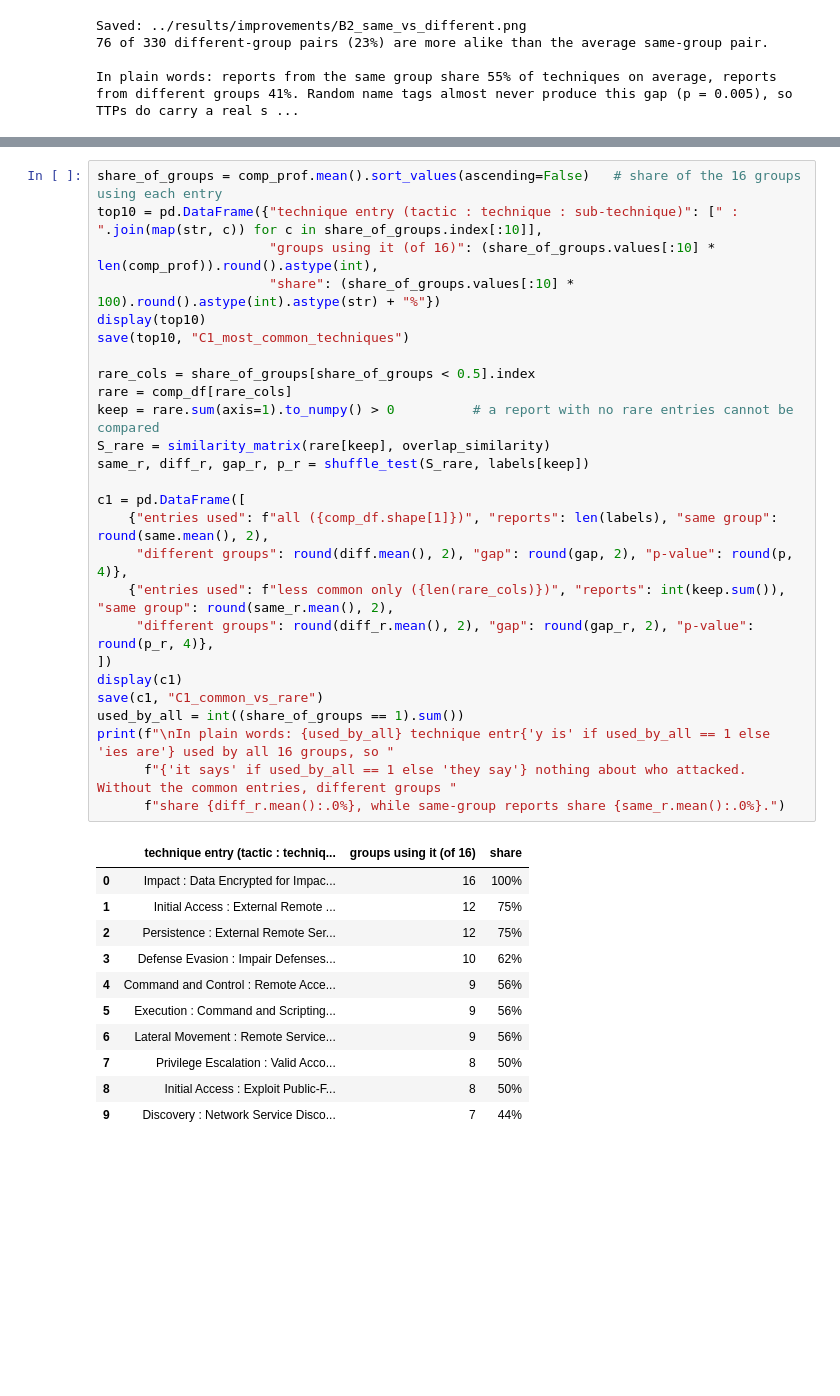
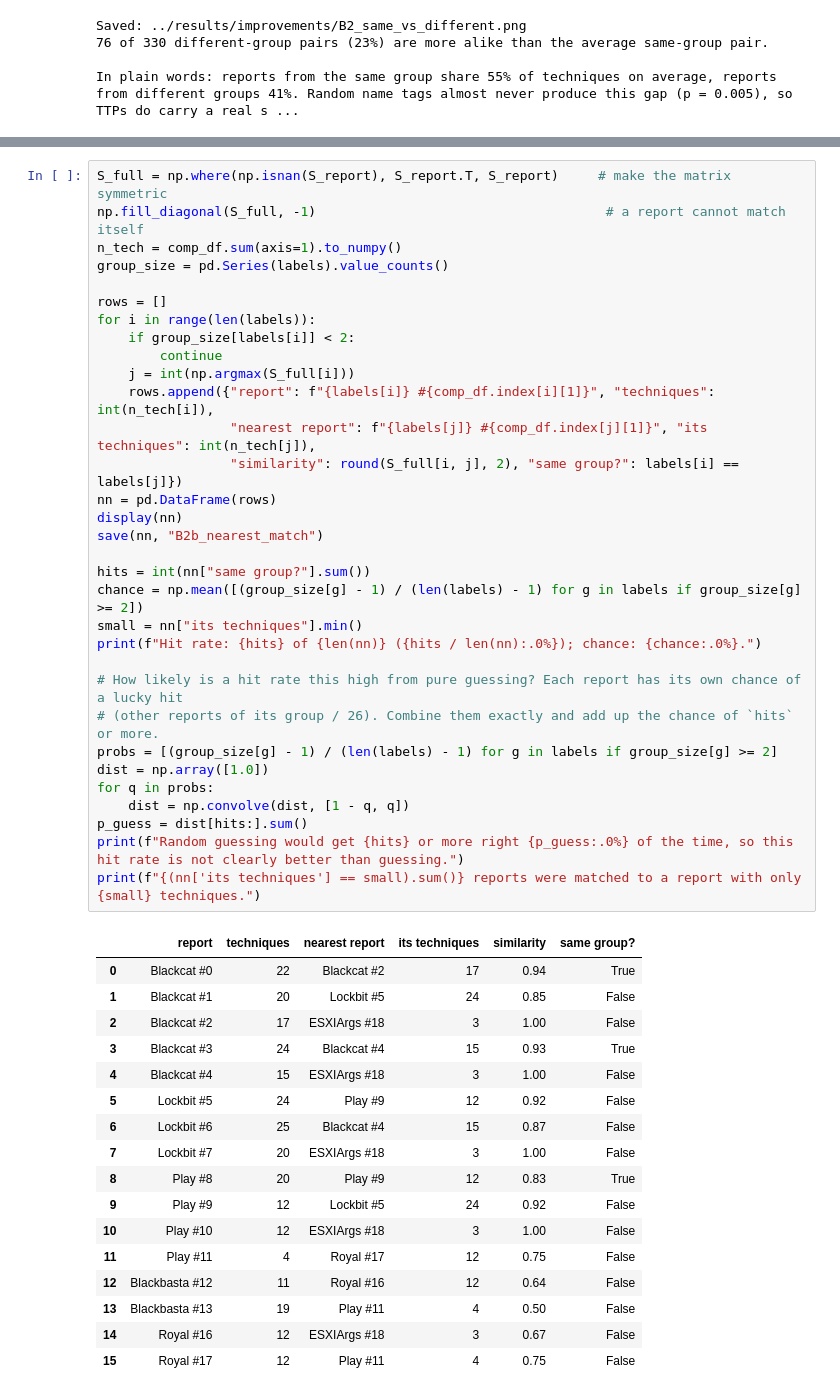
Before and after one commit to grafyehks/COMP5001-ttp-attribution-reproduction, a Jupyter notebook: improvements.ipynb, the cells around one changed output, grey strips where cells are left out. Drawn from its saved outputs; the diff is of its cells as text; blank space fills up the shorter version.

Commit message:
full-table, nearest-match and cut-off checks

```diff
--- a/improvements.ipynb
+++ b/improvements.ipynb
@@ -573,38 +592,50 @@ In plain words: reports from the same group share 55% of techniques on average,
 # %%
-share_of_groups = comp_prof.mean().sort_values(ascending=False)   # share of the 16 groups using each entry
-top10 = pd.DataFrame({"technique entry (tactic : technique : sub-technique)": [" : ".join(map(str, c)) for c in share_of_groups.index[:10]],
-                      "groups using it (of 16)": (share_of_groups.values[:10] * len(comp_prof)).round().astype(int),
-                      "share": (share_of_groups.values[:10] * 100).round().astype(int).astype(str) + "%"})
-display(top10)
-save(top10, "C1_most_common_techniques")
+S_full = np.where(np.isnan(S_report), S_report.T, S_report)     # make the matrix symmetric
+np.fill_diagonal(S_full, -1)                                     # a report cannot match itself
+n_tech = comp_df.sum(axis=1).to_numpy()
+group_size = pd.Series(labels).value_counts()
 
-rare_cols = share_of_groups[share_of_groups < 0.5].index
-rare = comp_df[rare_cols]
-keep = rare.sum(axis=1).to_numpy() > 0          # a report with no rare entries cannot be compared
-S_rare = similarity_matrix(rare[keep], overlap_similarity)
-same_r, diff_r, gap_r, p_r = shuffle_test(S_rare, labels[keep])
+rows = []
+for i in range(len(labels)):
+    if group_size[labels[i]] < 2:
+        continue
+    j = int(np.argmax(S_full[i]))
+    rows.append({"report": f"{labels[i]} #{comp_df.index[i][1]}", "techniques": int(n_tech[i]),
+                 "nearest report": f"{labels[j]} #{comp_df.index[j][1]}", "its techniques": int(n_tech[j]),
+                 "similarity": round(S_full[i, j], 2), "same group?": labels[i] == labels[j]})
+nn = pd.DataFrame(rows)
+display(nn)
+save(nn, "B2b_nearest_match")
 
-c1 = pd.DataFrame([
-    {"entries used": f"all ({comp_df.shape[1]})", "reports": len(labels), "same group": round(same.mean(), 2),
-     "different groups": round(diff.mean(), 2), "gap": round(gap, 2), "p-value": round(p, 4)},
-    {"entries used": f"less common only ({len(rare_cols)})", "reports": int(keep.sum()), "same group": round(same_r.mean(), 2),
-     "different groups": round(diff_r.mean(), 2), "gap": round(gap_r, 2), "p-value": round(p_r, 4)},
-])
-display(c1)
-save(c1, "C1_common_vs_rare")
-used_by_all = int((share_of_groups == 1).sum())
-print(f"\nIn plain words: {used_by_all} technique entr{'y is' if used_by_all == 1 else 'ies are'} used by all 16 groups, so "
-      f"{'it says' if used_by_all == 1 else 'they say'} nothing about who attacked. Without the common entries, different groups "
-      f"share {diff_r.mean():.0%}, while same-group reports share {same_r.mean():.0%}.")
+hits = int(nn["same group?"].sum())
+chance = np.mean([(group_size[g] - 1) / (len(labels) - 1) for g in labels if group_size[g] >= 2])
+small = nn["its techniques"].min()
+print(f"Hit rate: {hits} of {len(nn)} ({hits / len(nn):.0%}); chance: {chance:.0%}.")
+
+# How likely is a hit rate this high from pure guessing? Each report has its own chance of a lucky hit
+# (other reports of its group / 26). Combine them exactly and add up the chance of `hits` or more.
+probs = [(group_size[g] - 1) / (len(labels) - 1) for g in labels if group_size[g] >= 2]
+dist = np.array([1.0])
+for q in probs:
+    dist = np.convolve(dist, [1 - q, q])
+p_guess = dist[hits:].sum()
+print(f"Random guessing would get {hits} or more right {p_guess:.0%} of the time, so this hit rate is not clearly better than guessing.")
+print(f"{(nn['its techniques'] == small).sum()} reports were matched to a report with only {small} techniques.")
 # %% [output]
-|  | technique entry (tactic : techniq... | groups using it (of 16) | share |
-| 0 | Impact : Data Encrypted for Impac... | 16 | 100% |
-| 1 | Initial Access : External Remote ... | 12 | 75% |
-| 2 | Persistence : External Remote Ser... | 12 | 75% |
-| 3 | Defense Evasion : Impair Defenses... | 10 | 62% |
-| 4 | Command and Control : Remote Acce... | 9 | 56% |
-| 5 | Execution : Command and Scripting... | 9 | 56% |
-| 6 | Lateral Movement : Remote Service... | 9 | 56% |
-| 7 | Privilege Escalation : Valid Acco... | 8 | 50% |
-| 8 | Initial Access : Exploit Public-F... | 8 | 50% |
-| 9 | Discovery : Network Service Disco... | 7 | 44% |
+|  | report | techniques | nearest report | its techniques | similarity | same group? |
+| 0 | Blackcat #0 | 22 | Blackcat #2 | 17 | 0.94 | True |
+| 1 | Blackcat #1 | 20 | Lockbit #5 | 24 | 0.85 | False |
+| 2 | Blackcat #2 | 17 | ESXIArgs #18 | 3 | 1.00 | False |
+| 3 | Blackcat #3 | 24 | Blackcat #4 | 15 | 0.93 | True |
+| 4 | Blackcat #4 | 15 | ESXIArgs #18 | 3 | 1.00 | False |
+| 5 | Lockbit #5 | 24 | Play #9 | 12 | 0.92 | False |
+| 6 | Lockbit #6 | 25 | Blackcat #4 | 15 | 0.87 | False |
+| 7 | Lockbit #7 | 20 | ESXIArgs #18 | 3 | 1.00 | False |
+| 8 | Play #8 | 20 | Play #9 | 12 | 0.83 | True |
+| 9 | Play #9 | 12 | Lockbit #5 | 24 | 0.92 | False |
+| 10 | Play #10 | 12 | ESXIArgs #18 | 3 | 1.00 | False |
+| 11 | Play #11 | 4 | Royal #17 | 12 | 0.75 | False |
+| 12 | Blackbasta #12 | 11 | Royal #16 | 12 | 0.64 | False |
+| 13 | Blackbasta #13 | 19 | Play #11 | 4 | 0.50 | False |
+| 14 | Royal #16 | 12 | ESXIArgs #18 | 3 | 0.67 | False |
+| 15 | Royal #17 | 12 | Play #11 | 4 | 0.75 | False |
```
Also changed, not shown: parts of 13 cells of this notebook, 4 other files.
